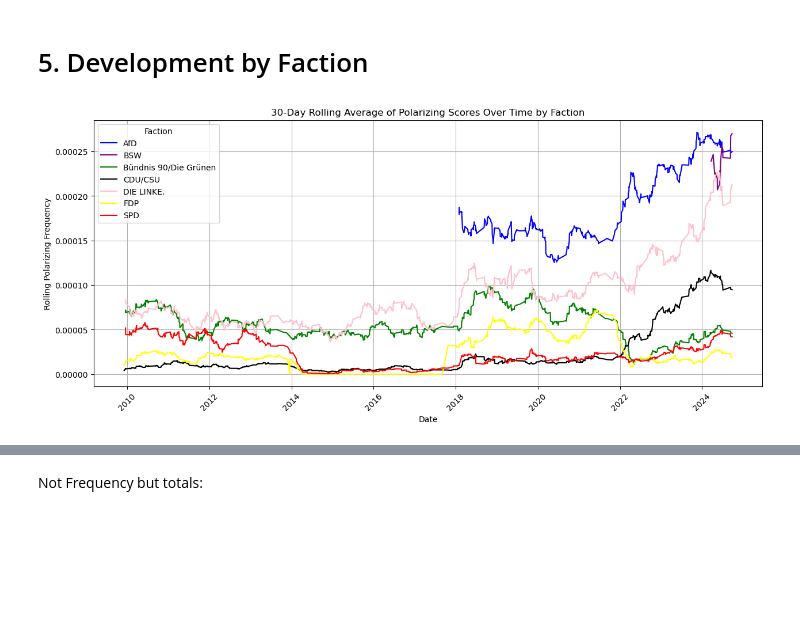
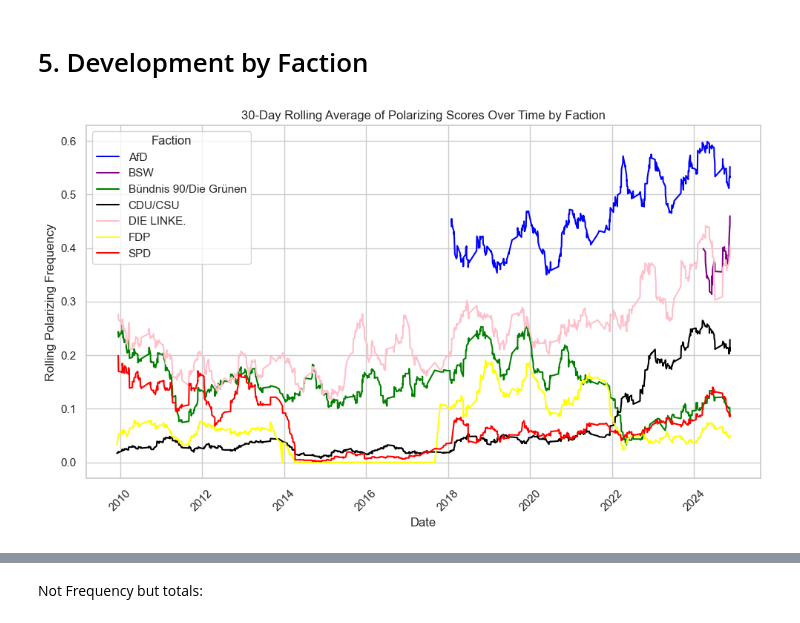
Before and after one commit to committopush/Thesis, a Jupyter notebook: RQ1_Developments.ipynb, the cells around one changed output, grey strips where cells are left out. Saved outputs shown, nothing was run; the diff lists cells and outputs as text; code cells hidden in the pictures; blank space fills up the shorter version.

```diff
--- a/RQ1_Developments.ipynb
+++ b/RQ1_Developments.ipynb
@@ -138,15 +203,18 @@ top_5_days
 daily_grouped = final_df.groupby('date').agg({'polarizing': 'sum'})
 
 # Applying a 30-day rolling average for smoothing
-daily_grouped['rolling_totals'] = daily_grouped['polarizing'].rolling(window=30, min_periods=1).mean()
+daily_grouped['rolling_totals'] = daily_grouped['polarizing'].rolling(window=30, min_periods=10).mean()
 
 # Resetting index for plotting
 daily_grouped = daily_grouped.reset_index()
 
+sns.set(style='whitegrid')
+sns.set_palette('Set1')
+
 # Plotting using seaborn for a cleaner and prettier output with rolling average
 plt.figure(figsize=(15, 6))
-sns.lineplot(x='date', y='rolling_totals', data=daily_grouped)
-plt.title('Rolling Average of Polarizing Scores Over Time')
+sns.lineplot(x='date', y='rolling_totals', data=daily_grouped, color='blue')
+plt.title('30-Day Rolling Average of Polarizing Scores Over Time')
 plt.xlabel('Date')
 plt.ylabel('Rolling Polarizing Scores')
 plt.xticks(rotation=45)
@@ -280,39 +485,41 @@ plt.show()
 ## 4.1 Europe
 # %%
 # Calculate the 7-day rolling average
-daily_grouped['rolling_frequency_7'] = daily_grouped['frequency'].rolling(window=7, min_periods=1).mean()
+daily_grouped['rolling_frequency_7'] = daily_grouped['frequency'].rolling(window=7, min_periods=3).mean()
 
 # Key event dates
 events = {
     'Eurozone Debt Crisis Peak': '2011-03-25',
     'Crimea Annexation': '2014-03-18',
     'Refugee Crisis Start': '2015-04-01',
-    'Global Climate Protests': '2019-03-18',
+    'Global Climate Protests': '2019-03-15',
     'COVID-19 Pandemic Start': '2020-03-01',
     'Gaza Conflict': '2023-10-07',
     'Brexit Referendum': '2016-06-23',
     'Russian Invasion of Ukraine':'2022-02-24',
-    'Charlie Habdo': '2015-01-07',
-    'Fukushima': '2011-03-11'
+    'Charlie Hebdo': '2015-01-07',
 }
 
 # Plotting
+sns.set_style('whitegrid')  # Set the style for better aesthetics
+sns.set_palette('Set1')
+  # Set the color palette for better legibility
 plt.figure(figsize=(18, 8))  # Increased figure size for better legibility
-ax = sns.lineplot(x='date', y='rolling_frequency_7', data=daily_grouped, color='blue', linewidth=1.5)
+ax = sns.lineplot(x='date', y='rolling_frequency_7', data=daily_grouped, linewidth=1.5, color='grey')
 
 # Add vertical lines and labels for key events
 for event, date in events.items():
     event_date = pd.to_datetime(date)
     ax.axvline(event_date, color='red', linestyle='--', lw=1)
-    plt.text(event_date, ax.get_ylim()[1], event, rotation=90, ha='right', va='top', color='red', fontsize=12)
+    plt.text(event_date, ax.get_ylim()[1], event, rotation=90, ha='left', va='top', color='red', fontsize=14)
 
 # Improve plot aesthetics
-plt.title('7-Day Rolling Average of Polarizing Scores Over Time', fontsize=14)
-plt.xlabel('Date', fontsize=12)
-plt.ylabel('Rolling Polarizing Frequency', fontsize=12)
+plt.title('European and Global Events', fontsize=14)
+plt.xlabel('Date', fontsize=14)
+plt.ylabel('Rolling Polarizing Frequency', fontsize=14)
 plt.xticks(rotation=45)
 plt.grid(True, which='both', linestyle='--', linewidth=0.5)
-ax.tick_params(axis='both', which='major', labelsize=10)
+ax.tick_params(axis='both', which='major', labelsize=14)
 
 # Adding a legend for clarity
 from matplotlib.lines import Line2D
@@ -321,5 +528,7 @@ legend_elements = [Line2D([0], [0], color='blue', lw=1.5, label='Rolling Frequen
 ax.legend(handles=legend_elements, loc='upper left')
 
 plt.tight_layout()  # Adjusts plot parameters for better fit
+plt.savefig('rolling_frequency_with_events.png')
+
 plt.show()
 # %% [output]
@@ -573,41 +1225,44 @@ filtered_df = final_df[(final_df['faction'] != 'Fraktionslos')]
 # Grouping by 'date' and 'faction', then calculating the polarizing frequency
 faction_grouped = filtered_df.groupby(['electoral_term', 'date', 'faction']).agg({
     'polarizing': 'sum',
-    'speech_length': 'sum'
+    'id': 'count'
 }).reset_index()  # Resetting the index here
-faction_grouped['frequency'] = faction_grouped['polarizing'] / faction_grouped['speech_length']
+faction_grouped['frequency'] = faction_grouped['polarizing'] / faction_grouped['id']
 
 faction_grouped = faction_grouped.sort_values(by=['faction', 'date'])
 
 # Filter to add zero frequency data for FDP during electoral term 18
 if 'FDP' not in faction_grouped[(faction_grouped['electoral_term'] == 18) & (faction_grouped['faction'] == 'FDP')].faction.values:
     # Find the date range for electoral term 18
     term_18_dates = faction_grouped[faction_grouped['electoral_term'] == 18]['date'].unique()
     # Create a DataFrame with zero values for FDP
     fdp_zeros = pd.DataFrame({
         'date': term_18_dates,
         'faction': 'FDP',
         'electoral_term': 18,
         'polarizing': 0,
-        'speech_length': 1,  # to avoid division by zero
+        'id': 1,  # to avoid division by zero
         'frequency': 0
     })
     # Append to the original DataFrame
     faction_grouped = pd.concat([faction_grouped, fdp_zeros], ignore_index=True)
 
 # Recalculate the rolling_frequency now including the zeroed FDP values for term 18
 faction_grouped['date'] = pd.to_datetime(faction_grouped['date'])  # Ensure 'date' is a datetime object
 faction_grouped['rolling_frequency_30'] = faction_grouped.groupby('faction')['frequency'].transform(lambda x: x.rolling(window=30, min_periods=10).mean())
 
 # Plotting rolling average of polarizing frequency by faction over time with specified colors
-plt.figure(figsize=(15, 6))
+plt.figure(figsize=(10, 6))
 sns.lineplot(x='date', y='rolling_frequency_30', hue='faction', palette=color_map, data=faction_grouped)
 plt.title('30-Day Rolling Average of Polarizing Scores Over Time by Faction')
 plt.xlabel('Date')
 plt.ylabel('Rolling Polarizing Frequency')
 plt.xticks(rotation=45)
 plt.legend(title='Faction')
 plt.grid(True)
+
+plt.tight_layout()
+plt.savefig('rolling_frequency_by_faction.png')
 plt.show()
 # %% [output]
-[figure, old version]
+[figure, new version]
```
Also changed, not shown: parts of 78 cells of this notebook, 2 other files.
